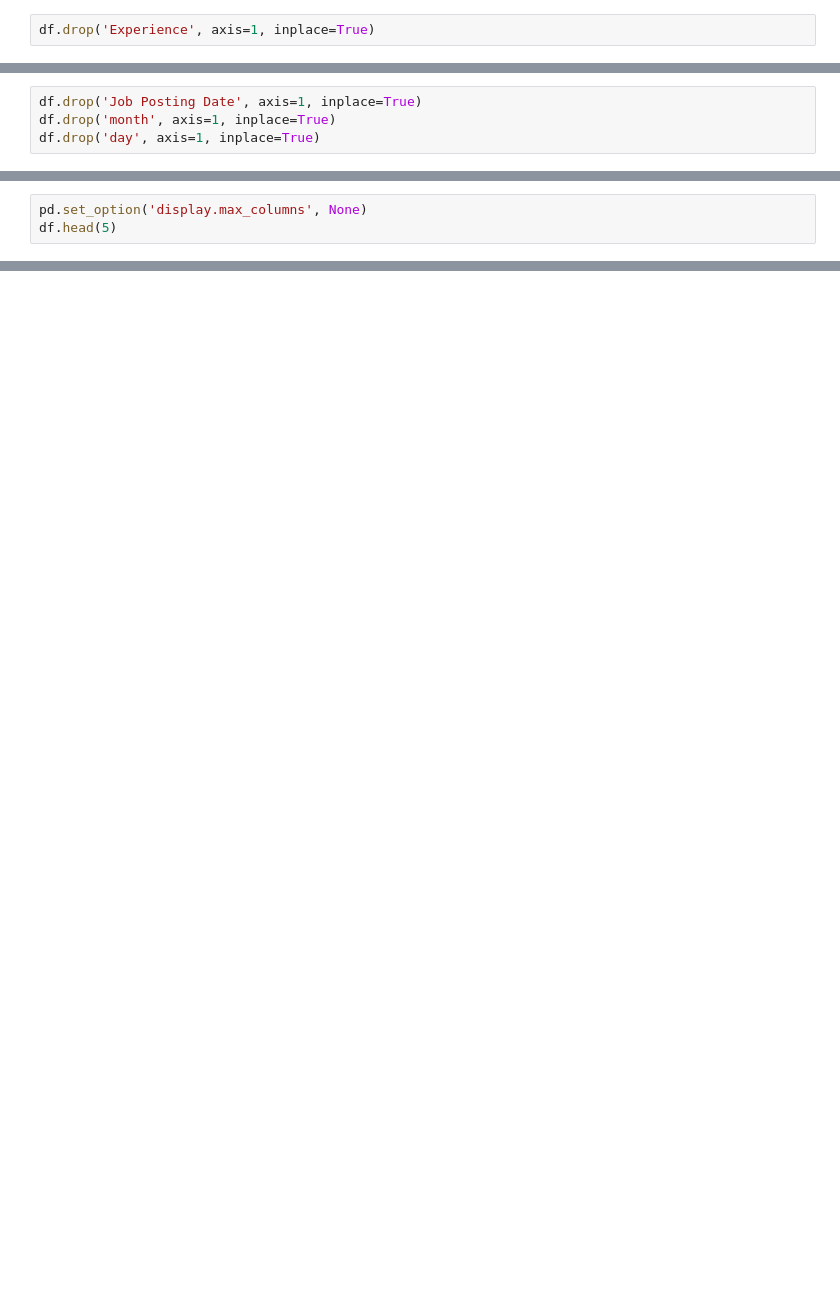
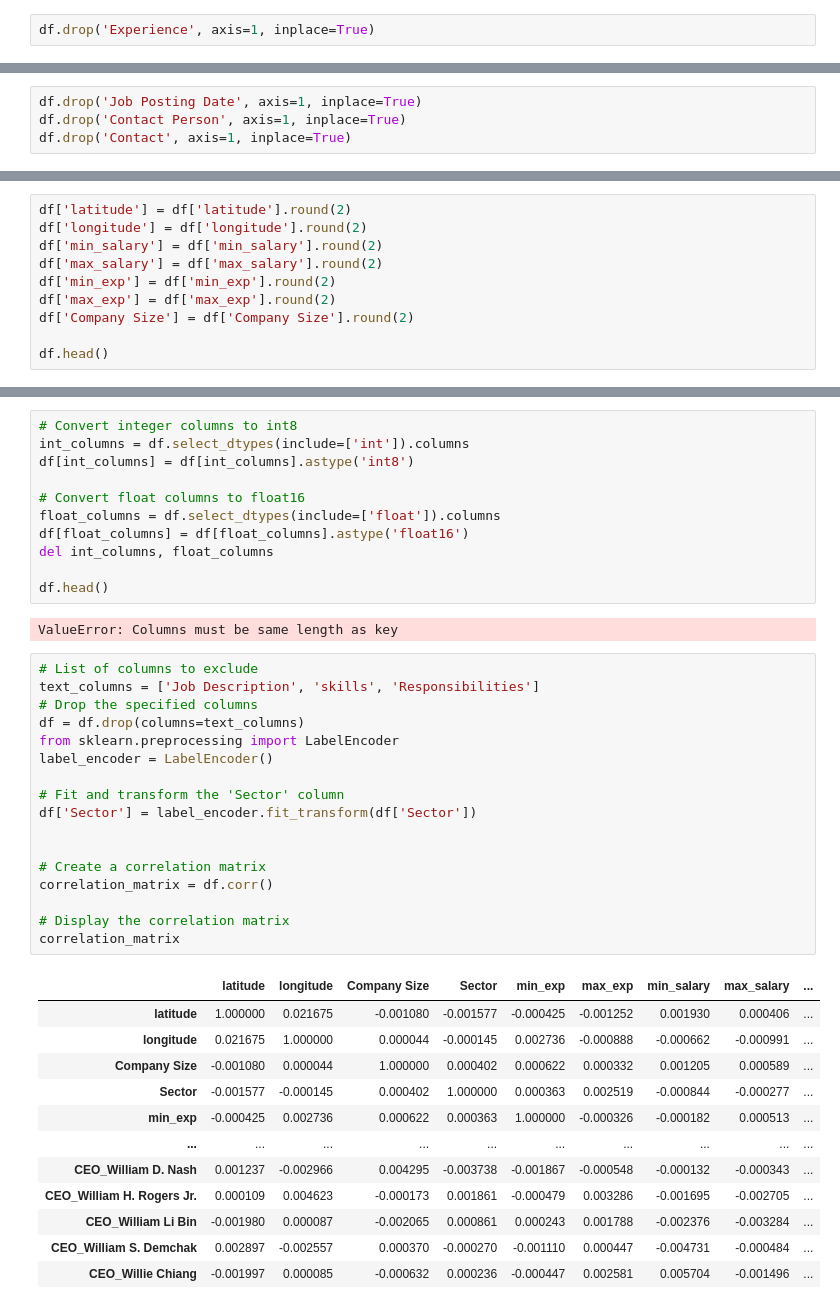
Before and after one commit to Khoulykid/Sector-Predictor, a Jupyter notebook: processing.ipynb, the cells around one changed output, grey strips where cells are left out. Cells and saved outputs as stored; diff of their text form; blank space fills up the shorter version.

Commit message:
Finished some correlation matrix

```diff
--- a/processing.ipynb
+++ b/processing.ipynb
@@ -96,4 +74,4 @@ plt.show()
 # %%
 df.drop('Job Posting Date', axis=1, inplace=True)
-df.drop('month', axis=1, inplace=True)
-df.drop('day', axis=1, inplace=True)
+df.drop('Contact Person', axis=1, inplace=True)
+df.drop('Contact', axis=1, inplace=True)
@@ -133,3 +90,0 @@ df.head()
-# %%
-pd.set_option('display.max_columns', None)
-df.head(5)
@@ -155,0 +135,10 @@ df.head()
+# %%
+df['latitude'] = df['latitude'].round(2)
+df['longitude'] = df['longitude'].round(2)
+df['min_salary'] = df['min_salary'].round(2)
+df['max_salary'] = df['max_salary'].round(2)
+df['min_exp'] = df['min_exp'].round(2)
+df['max_exp'] = df['max_exp'].round(2)
+df['Company Size'] = df['Company Size'].round(2)
+
+df.head()
@@ -224,0 +237,43 @@ KeyboardInterrupt:
+# %%
+# Convert integer columns to int8
+int_columns = df.select_dtypes(include=['int']).columns
+df[int_columns] = df[int_columns].astype('int8')
+
+# Convert float columns to float16
+float_columns = df.select_dtypes(include=['float']).columns
+df[float_columns] = df[float_columns].astype('float16')
+del int_columns, float_columns
+
+df.head()
+# %% [output]
+ValueError: Columns must be same length as key
+# %%
+# List of columns to exclude
+text_columns = ['Job Description', 'skills', 'Responsibilities']
+# Drop the specified columns
+df = df.drop(columns=text_columns)
+from sklearn.preprocessing import LabelEncoder
+label_encoder = LabelEncoder()
+
+# Fit and transform the 'Sector' column
+df['Sector'] = label_encoder.fit_transform(df['Sector'])
+
+
+# Create a correlation matrix
+correlation_matrix = df.corr()
+
+# Display the correlation matrix
+correlation_matrix
+# %% [output]
+|  | latitude | longitude | Company Size | Sector | min_exp | max_exp | min_salary | max_salary | ... |
+| latitude | 1.000000 | 0.021675 | -0.001080 | -0.001577 | -0.000425 | -0.001252 | 0.001930 | 0.000406 | ... |
+| longitude | 0.021675 | 1.000000 | 0.000044 | -0.000145 | 0.002736 | -0.000888 | -0.000662 | -0.000991 | ... |
+| Company Size | -0.001080 | 0.000044 | 1.000000 | 0.000402 | 0.000622 | 0.000332 | 0.001205 | 0.000589 | ... |
+| Sector | -0.001577 | -0.000145 | 0.000402 | 1.000000 | 0.000363 | 0.002519 | -0.000844 | -0.000277 | ... |
+| min_exp | -0.000425 | 0.002736 | 0.000622 | 0.000363 | 1.000000 | -0.000326 | -0.000182 | 0.000513 | ... |
+| ... | ... | ... | ... | ... | ... | ... | ... | ... | ... |
+| CEO_William D. Nash | 0.001237 | -0.002966 | 0.004295 | -0.003738 | -0.001867 | -0.000548 | -0.000132 | -0.000343 | ... |
+| CEO_William H. Rogers Jr. | 0.000109 | 0.004623 | -0.000173 | 0.001861 | -0.000479 | 0.003286 | -0.001695 | -0.002705 | ... |
+| CEO_William Li Bin | -0.001980 | 0.000087 | -0.002065 | 0.000861 | 0.000243 | 0.001788 | -0.002376 | -0.003284 | ... |
+| CEO_William S. Demchak | 0.002897 | -0.002557 | 0.000370 | -0.000270 | -0.001110 | 0.000447 | -0.004731 | -0.000484 | ... |
+| CEO_Willie Chiang | -0.001997 | 0.000085 | -0.000632 | 0.000236 | -0.000447 | 0.002581 | 0.005704 | -0.001496 | ... |
```
Also changed, not shown: parts of 20 cells of this notebook.
